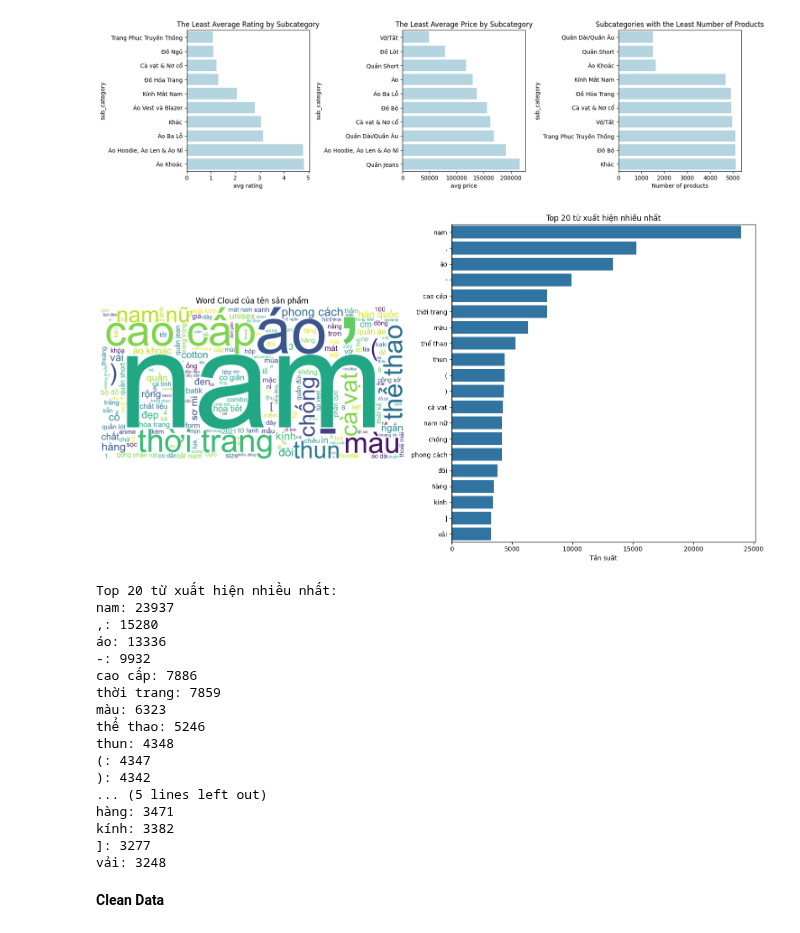
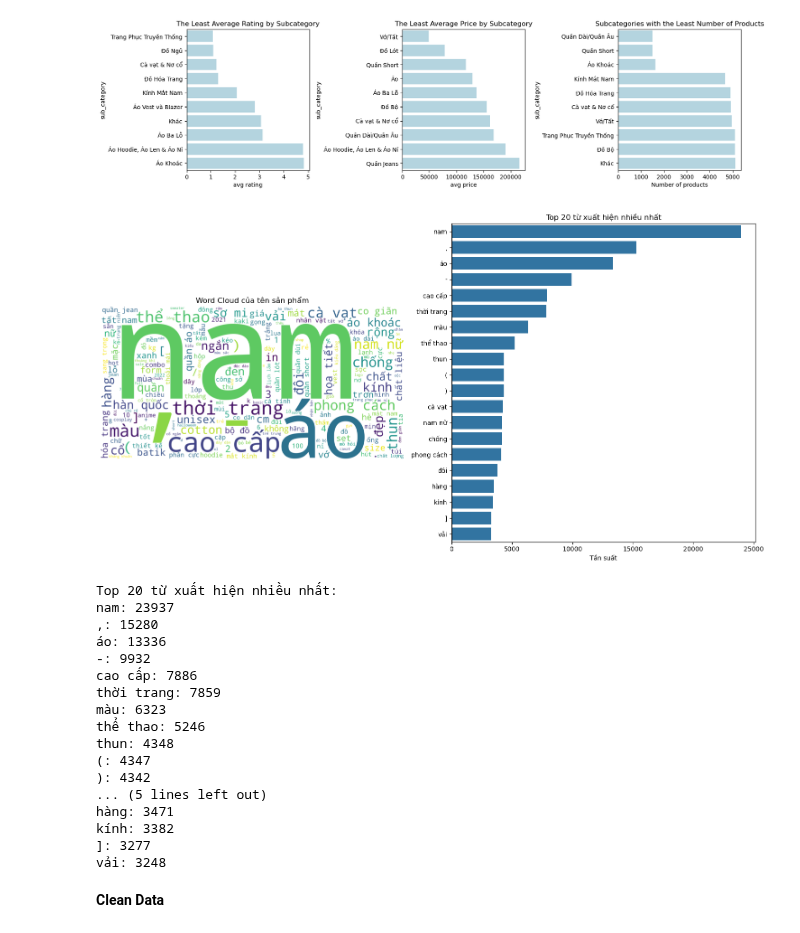
Before and after one commit to sophieanalytics/ML_graduation_projects, a Jupyter notebook: project2/0_cbl_preprocess.ipynb, the cells around one changed output. Drawn from its saved outputs; the diff is of its cells as text; code cells hidden in the pictures.

```diff
--- a/project2/0_cbl_preprocess.ipynb
+++ b/project2/0_cbl_preprocess.ipynb
@@ -202,6 +202,8 @@ import matplotlib.pyplot as plt
 from collections import Counter
 from underthesea import word_tokenize
 import seaborn as sns
+import json
+
 
 def visualize_word_frequency(df):
     # Kết hợp tất cả text từ product_name
@@ -216,38 +218,42 @@ def visualize_word_frequency(df):
     # Đếm tần suất
     word_freq = Counter(words)
 
+    # Save word frequencies
+    with open("word_freq.json", "w", encoding="utf-8") as f:
+        json.dump(word_freq, f, ensure_ascii=False, indent=4)
+
     # 1. Vẽ WordCloud
     plt.figure(figsize=(15, 8))
     wordcloud = WordCloud(width=1600, height=800,
                          background_color='white',
-                         font_path='arial.ttf',  # Font hỗ trợ tiếng Việt
+                        #  font_path='arial.ttf',  # Font hỗ trợ tiếng Việt
                          min_font_size=10).generate_from_frequencies(word_freq)
 
     plt.subplot(1, 2, 1)
     plt.imshow(wordcloud, interpolation='bilinear')
     plt.axis('off')
     plt.title('Word Cloud của tên sản phẩm')
 
     # 2. Vẽ biểu đồ top 20 từ phổ biến nhất
     plt.subplot(1, 2, 2)
     top_words = dict(sorted(word_freq.items(), key=lambda x: x[1], reverse=True)[:20])
 
     sns.barplot(x=list(top_words.values()), y=list(top_words.keys()))
     plt.title('Top 20 từ xuất hiện nhiều nhất')
     plt.xlabel('Tần suất')
 
     plt.tight_layout()
     plt.show()
 
     # In ra số liệu thống kê
     print("\nTop 20 từ xuất hiện nhiều nhất:")
     for word, freq in top_words.items():
         print(f"{word}: {freq}")
 
 # Gọi hàm để visualize
 visualize_word_frequency(df)
 # %% [output]
-[figure, old version]
+[figure, new version]
 Top 20 từ xuất hiện nhiều nhất:
 nam: 23937
 ,: 15280
```
Also changed, not shown: parts of 2 cells of this notebook, 5 other files.
